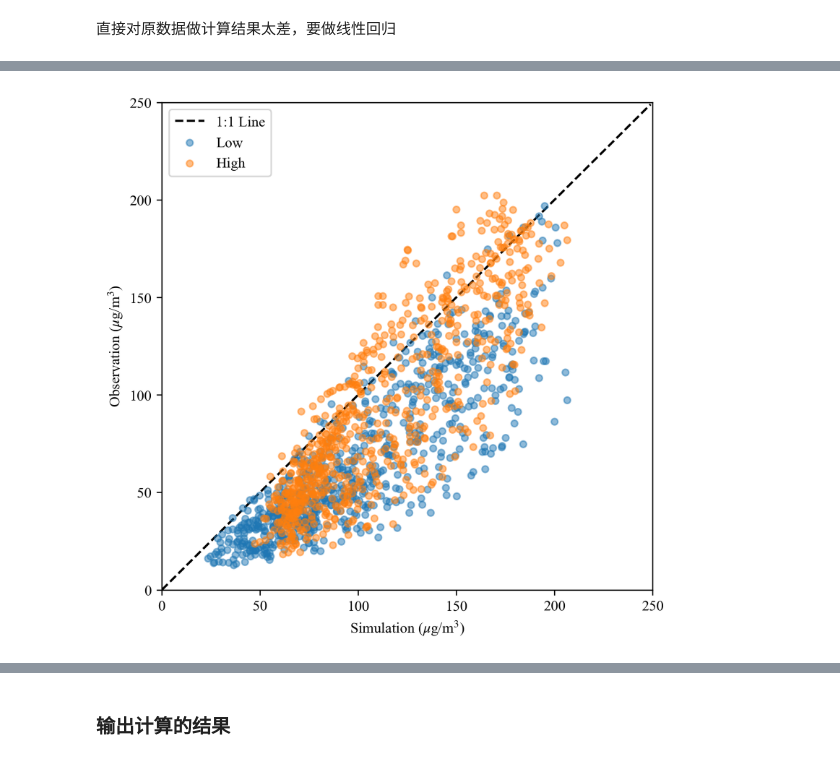
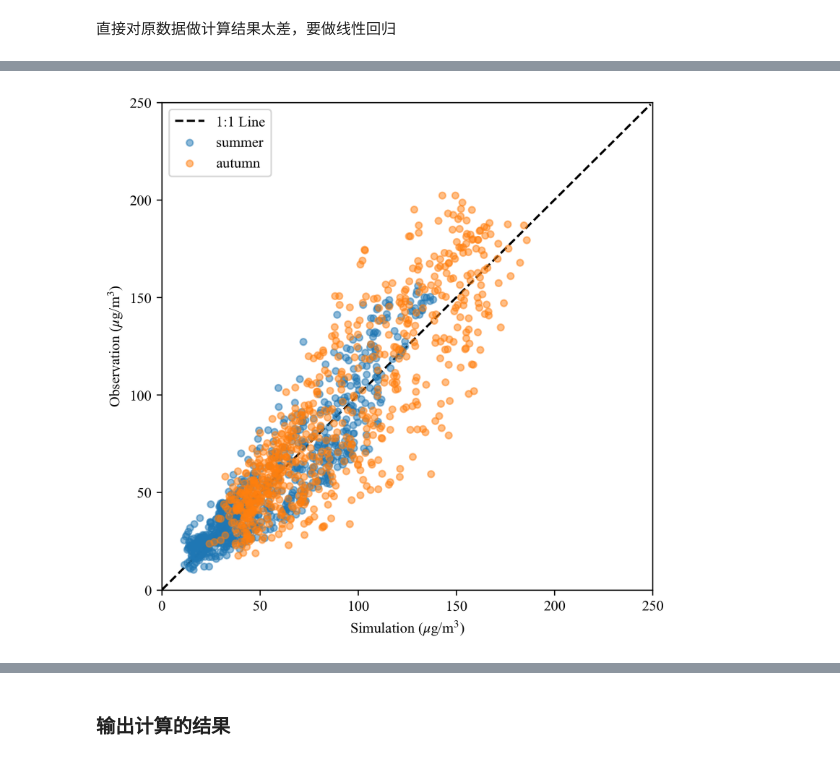
Before and after one commit to Iphisxu/MasterGRAD-Seasonally, a Jupyter notebook: scripts/Contributions/scatter/calc_contribution.ipynb, the cells around one changed output, grey strips where cells are left out. Saved outputs shown, nothing was run; the diff lists cells and outputs as text; code cells hidden in the pictures.

```diff
--- a/scripts/Contributions/scatter/calc_contribution.ipynb
+++ b/scripts/Contributions/scatter/calc_contribution.ipynb
@@ -81,0 +85,16 @@ sen_high =  165.0063980102539
+# %%
+obs_list = ['obs_2019','obs_2021','obs_2022']
+sim_list = ['sim_2019','sim_2021','sim_2022']
+sen_list = sim_list
+
+obs_summer = avg_summer[obs_list].mean()
+obs_autumn = avg_autumn[obs_list].mean()
+sim_summer = avg_summer[sim_list].mean()
+sim_autumn = avg_autumn[sim_list].mean()
+sen_autumn = avg_sensit[sen_list].mean()
+
+print('obs_summer  = ',obs_summer,
+      '\nobs_autumn = ',obs_autumn,
+      '\nsim_summer  = ',sim_summer,
+      '\nsim_autumn = ',sim_autumn,
+      '\nsen_autumn = ',sen_autumn)
@@ -120,3 +124,9 @@ for data_type, columns in data_lists.items():
+# %%
+sim_summer = df_summer[sim_list].mean(axis=1)
+obs_summer = df_summer[obs_list].mean(axis=1)
+sim_autumn = df_autumn[sim_list].mean(axis=1)
+obs_autumn = df_autumn[obs_list].mean(axis=1)
+sim_sensit = df_sensit[sen_list].mean(axis=1)
 # %%
 fig = plt.figure(figsize=(6, 6),dpi=300)
 ax = fig.add_subplot(111)
@@ -144,0 +144,11 @@ for data_type, columns in data_lists.items():
+# %%
+slope_summer, intercept_summer, r_value_summer, p_value_summer, std_err_summer = stats.linregress(sim_summer,obs_summer)
+slope_autumn, intercept_autumn, r_value_autumn, p_value_autumn, std_err_autumn = stats.linregress(sim_autumn,obs_autumn)
+
+lr_data = {
+    'summer': [slope_summer, intercept_summer, r_value_summer, p_value_summer, std_err_summer],
+    'autumn': [slope_autumn, intercept_autumn, r_value_autumn, p_value_autumn, std_err_autumn],
+}
+
+lr = pd.DataFrame(lr_data, index=['slope', 'intercept', 'r_value', 'p_value', 'std_err'])
+lr
@@ -145,14 +187,20 @@ for data_type, columns in data_lists.items():
 # %%
 fig = plt.figure(figsize=(6, 6),dpi=300)
 ax = fig.add_subplot(111)
 ax.plot(np.arange(0,250),np.arange(0,250),'k--',zorder=0,label='1:1 Line')
-ax.scatter(results['sim_low'].values, results['obs_low'].values,label='Low',color='tab:blue',s=20, marker='o',alpha=0.5)
-ax.scatter(results['sim_high'].values, results['obs_high'].values,label='High',color='tab:orange',s=20, marker='o',alpha=0.5)
+
+slope = lr['summer']['slope']
+intercept = lr['summer']['intercept']
+ax.scatter(sim_summer.values*slope+intercept, obs_summer.values,label='summer',color='tab:blue',s=20, marker='o',alpha=0.5)
+slope = lr['autumn']['slope']
+intercept = lr['autumn']['intercept']
+ax.scatter(sim_autumn.values*slope+intercept, obs_autumn.values,label='autumn',color='tab:orange',s=20, marker='o',alpha=0.5)
+
 ax.set_xlim(0,250)
 ax.set_ylim(0,250)
 ax.set_xlabel('Simulation ($\mu$g/m$^3$)')
 ax.set_ylabel('Observation ($\mu$g/m$^3$)')
 ax.legend()
 plt.show()
 # %% [output]
-[figure, old version]
+[figure, new version]
```
Also changed, not shown: parts of 39 cells of this notebook, 2 other files.
